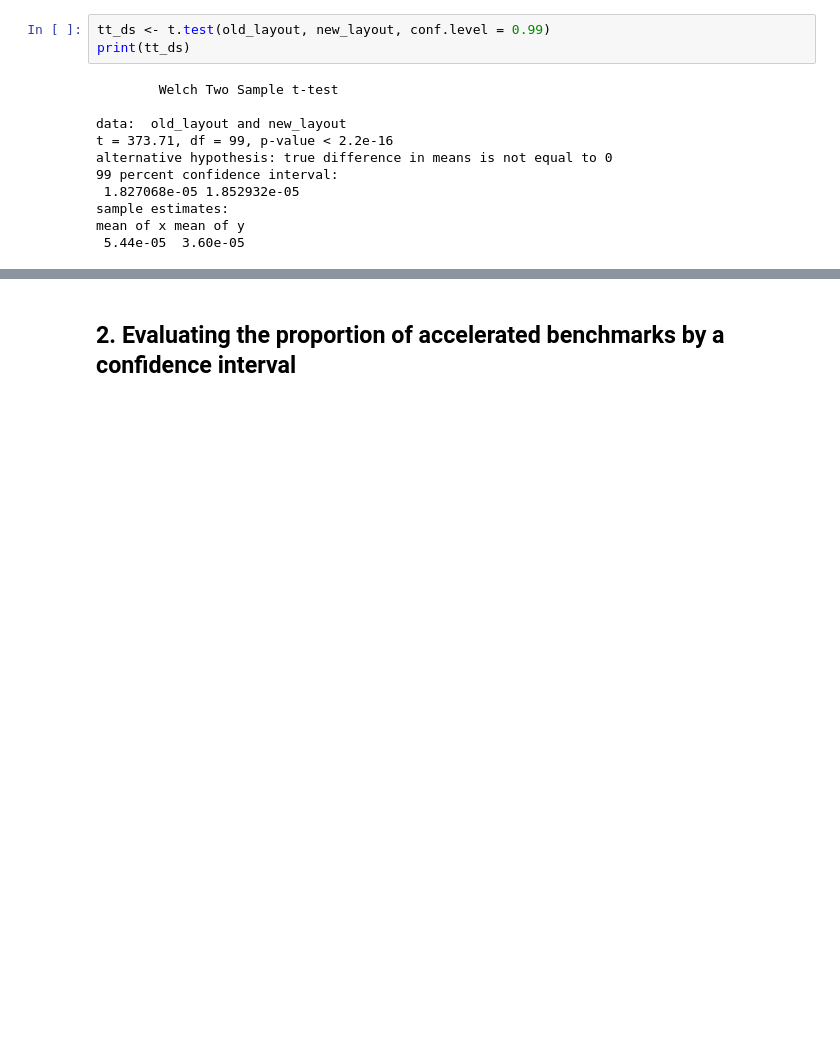
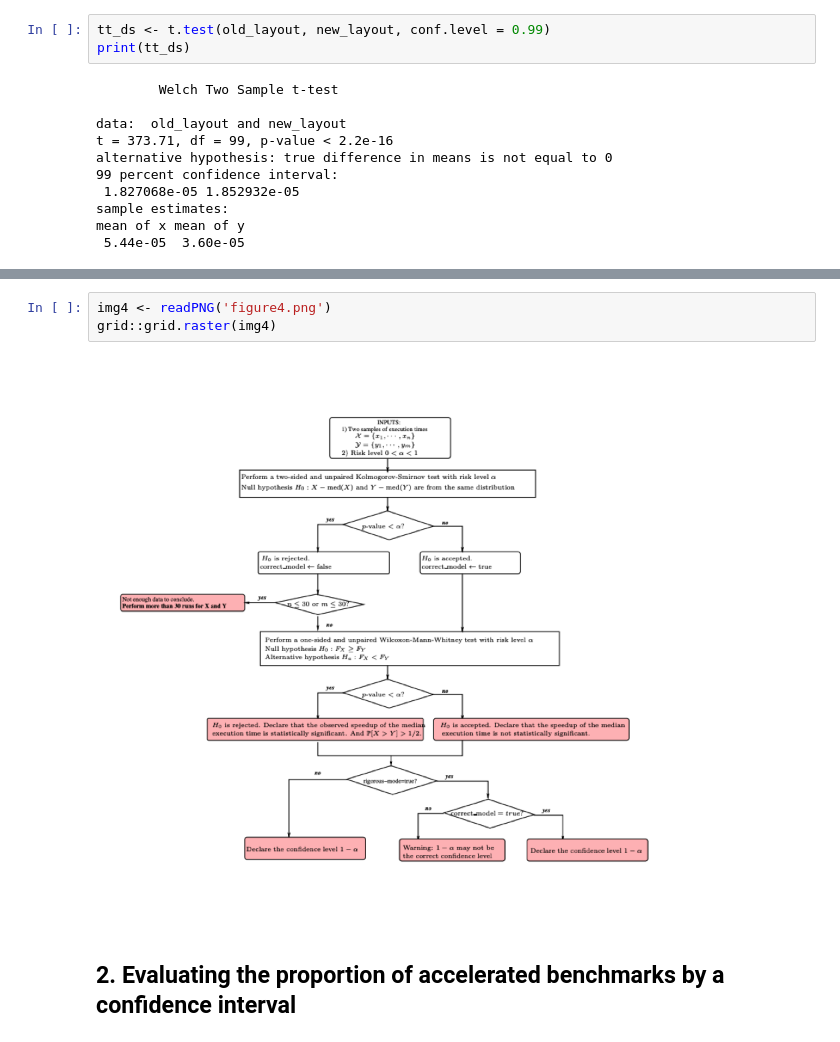
Before and after one commit to roberto0/INFO337, a Jupyter notebook: FINAL INFO337.ipynb, the cells around one changed output, grey strips where cells are left out. Drawn from its saved outputs; the diff is of its cells as text; blank space fills up the shorter version.

```diff
--- a/FINAL INFO337.ipynb
+++ b/FINAL INFO337.ipynb
@@ -137,3 +141,8 @@ alternative hypothesis: two-sided
+# %%
+img4 <- readPNG('figure4.png')
+grid::grid.raster(img4)
+# %% [output]
+[figure, added]
 # %% [markdown]
 ## 2. Evaluating the proportion of accelerated benchmarks by a confidence interval
 # %%
```
Also changed, not shown: parts of 12 cells of this notebook, 3 other files.
